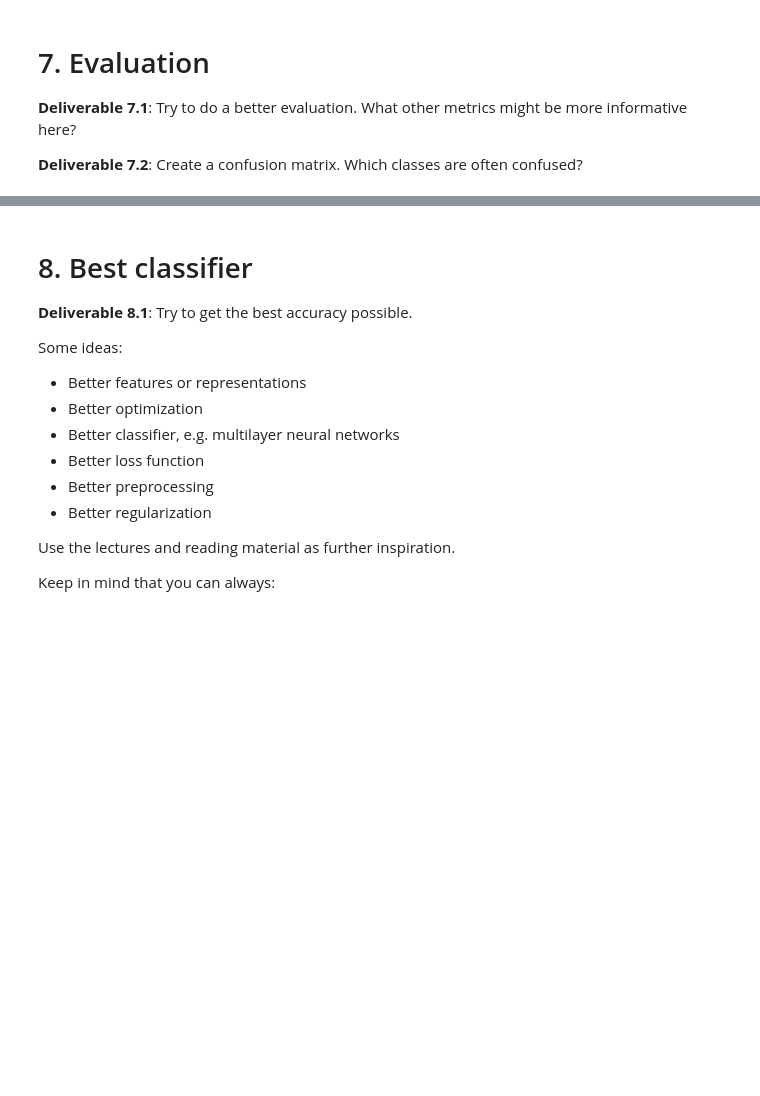
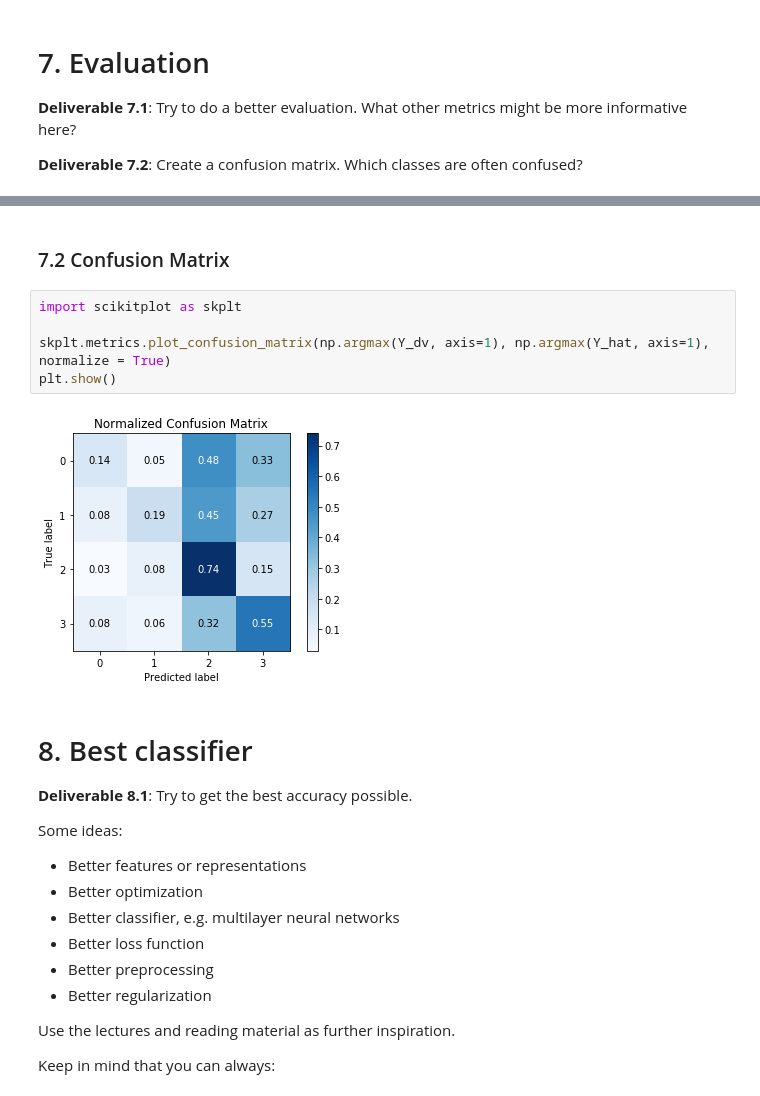
Before and after one commit to DavidMortensen/2ndyearproject, a Jupyter notebook: Milestone1/milestone1.ipynb, the cells around one changed output, grey strips where cells are left out. Cells and saved outputs as stored; diff of their text form; blank space fills up the shorter version.

```diff
--- a/Milestone1/milestone1.ipynb
+++ b/Milestone1/milestone1.ipynb
@@ -692,3 +645,12 @@ Y_hat = logreg.forward(model, X_dv)
+# %% [markdown]
+### 7.2 Confusion Matrix
+# %%
+import scikitplot as skplt
+
+skplt.metrics.plot_confusion_matrix(np.argmax(Y_dv, axis=1), np.argmax(Y_hat, axis=1), normalize = True)
+plt.show()
+# %% [output]
+[figure, added]
 # %% [markdown]
 # 8. Best classifier
 
```
Also changed, not shown: parts of 24 cells of this notebook, 3 other files.
